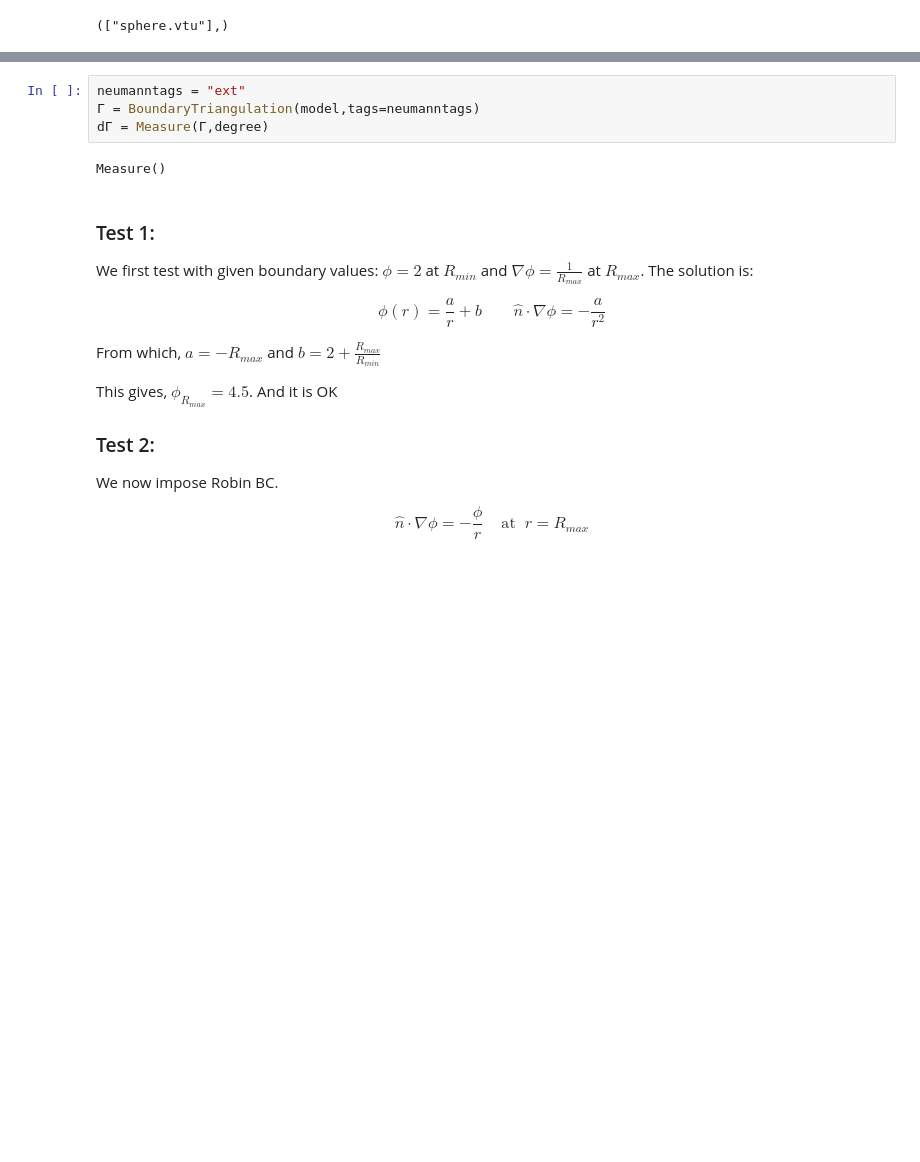
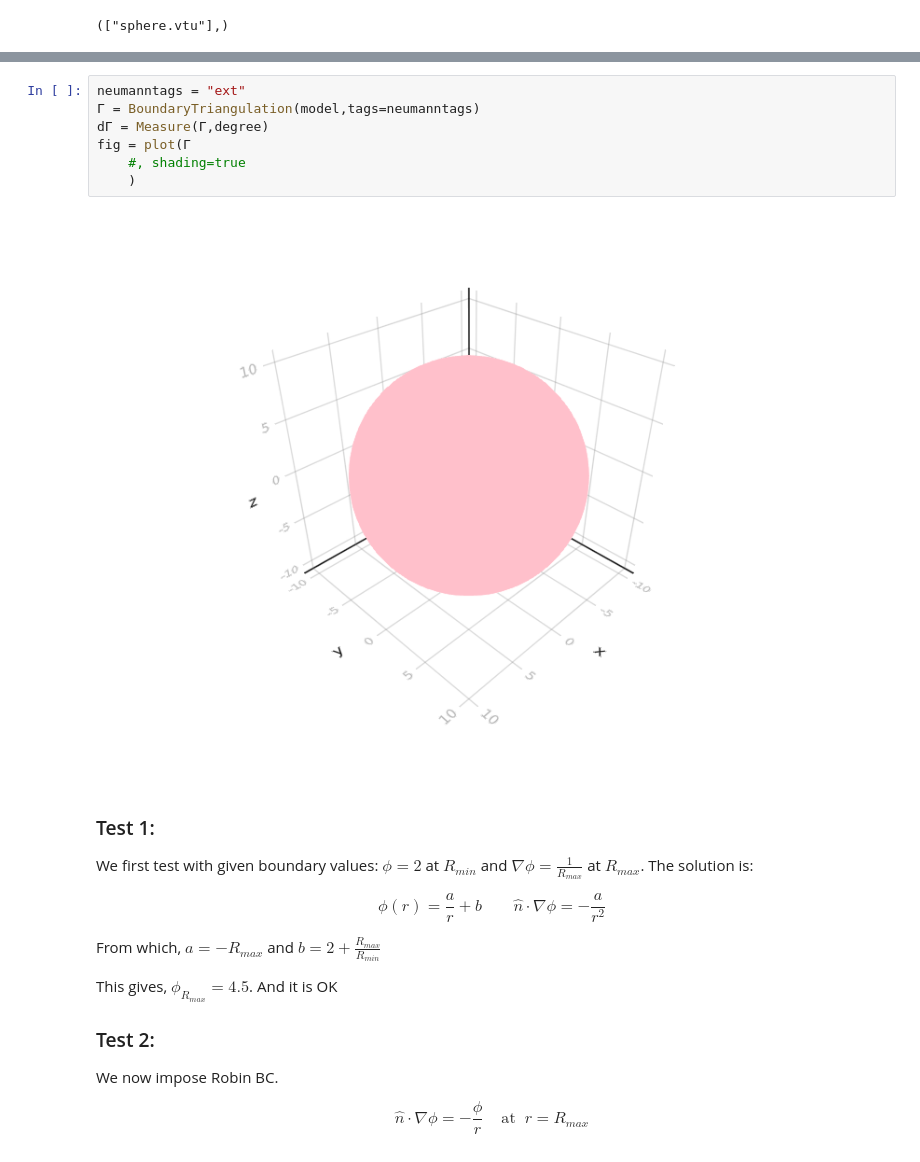
Before and after one commit to reula/Geometria, a Jupyter notebook: myPoisson.ipynb, the cells around one changed output, grey strips where cells are left out. Cells and saved outputs as stored; diff of their text form; blank space fills up the shorter version.

```diff
--- a/myPoisson.ipynb
+++ b/myPoisson.ipynb
@@ -38,9 +61,12 @@ Measure()
 # %%
 neumanntags = "ext"
 Γ = BoundaryTriangulation(model,tags=neumanntags)
 dΓ = Measure(Γ,degree)
+fig = plot(Γ
+    #, shading=true
+    )
 # %% [output]
-Measure()
+[figure, added]
 # %% [markdown]
 ### Test 1: ###
 
```
Also changed, not shown: parts of 12 cells of this notebook, 4 other files.
